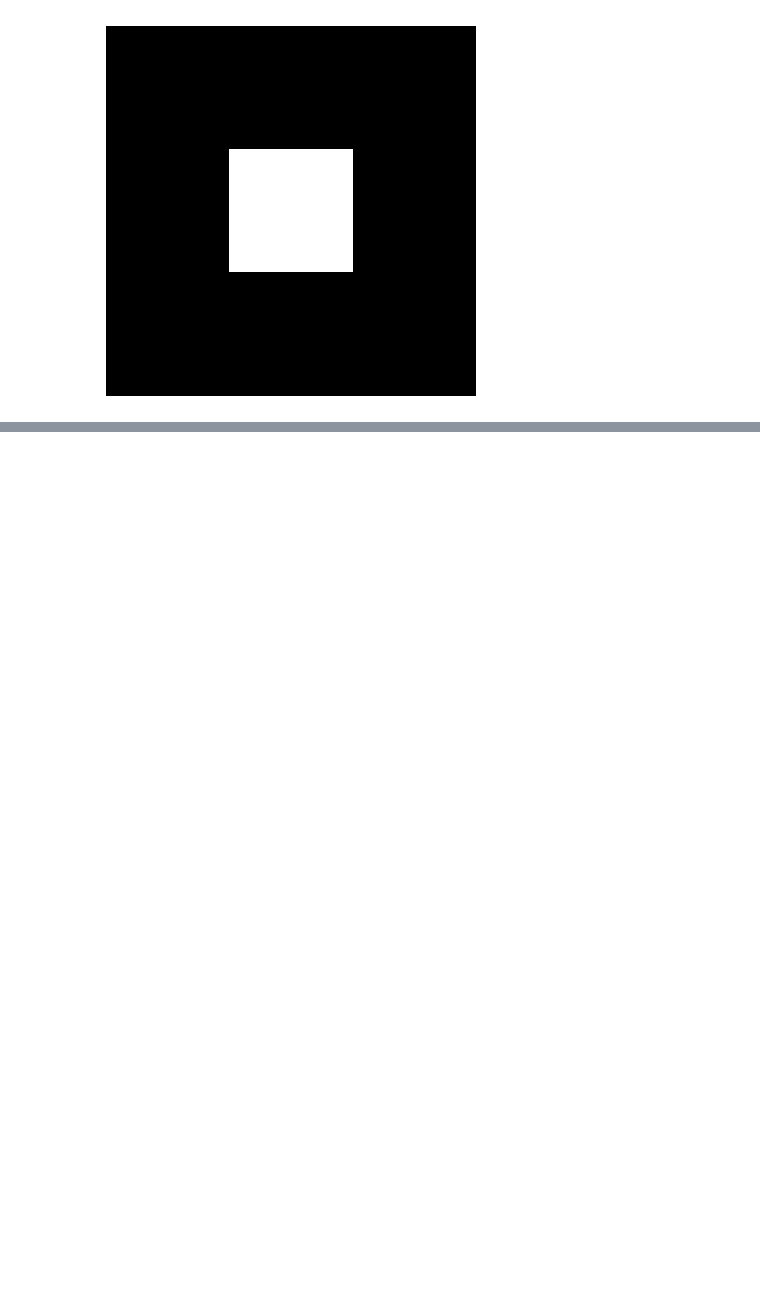
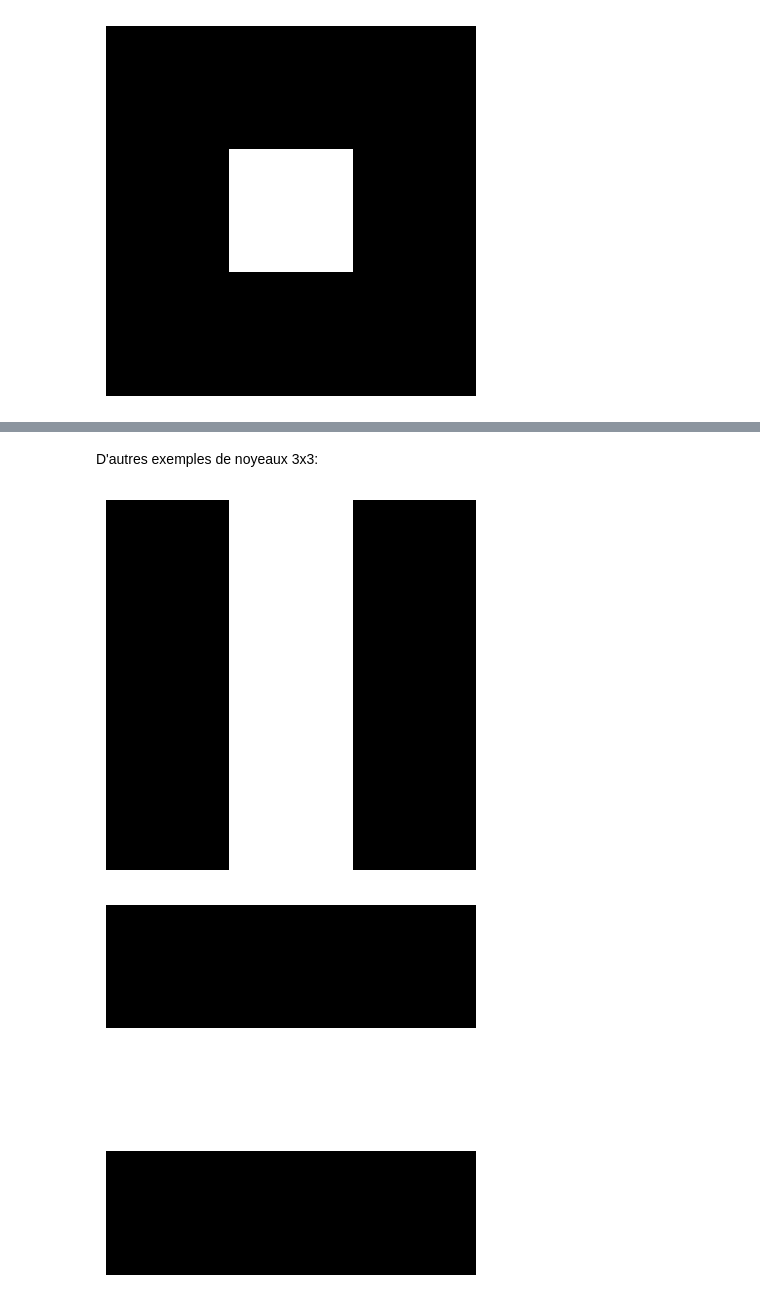
Before and after one commit to leochartrand/IFT615, a Jupyter notebook: CNN/CNN1.ipynb, the cells around one changed output, grey strips where cells are left out. Cells and saved outputs as stored; diff of their text form; code cells hidden in the pictures; blank space fills up the shorter version.

```diff
--- a/CNN/CNN1.ipynb
+++ b/CNN/CNN1.ipynb
@@ -27,0 +52,17 @@ plt.imshow(kernel, cmap='gray'); plt.axis('off'); plt.show();
+# %% [markdown]
+D'autres exemples de noyeaux 3x3:
+# %%
+vertical= np.array(
+    [[-1, 2, -1],
+     [-1, 2, -1],
+     [-1, 2, -1]])
+plt.imshow(vertical, cmap='gray'); plt.axis('off'); plt.show();
+
+horizontal= np.array(
+    [[-1, -1, -1],
+     [2, 2, 2],
+     [-1, -1, -1]])
+plt.imshow(horizontal, cmap='gray'); plt.axis('off'); plt.show();
+# %% [output]
+[figure, added]
+[figure, added]
```
Also changed, not shown: parts of 8 cells of this notebook.
